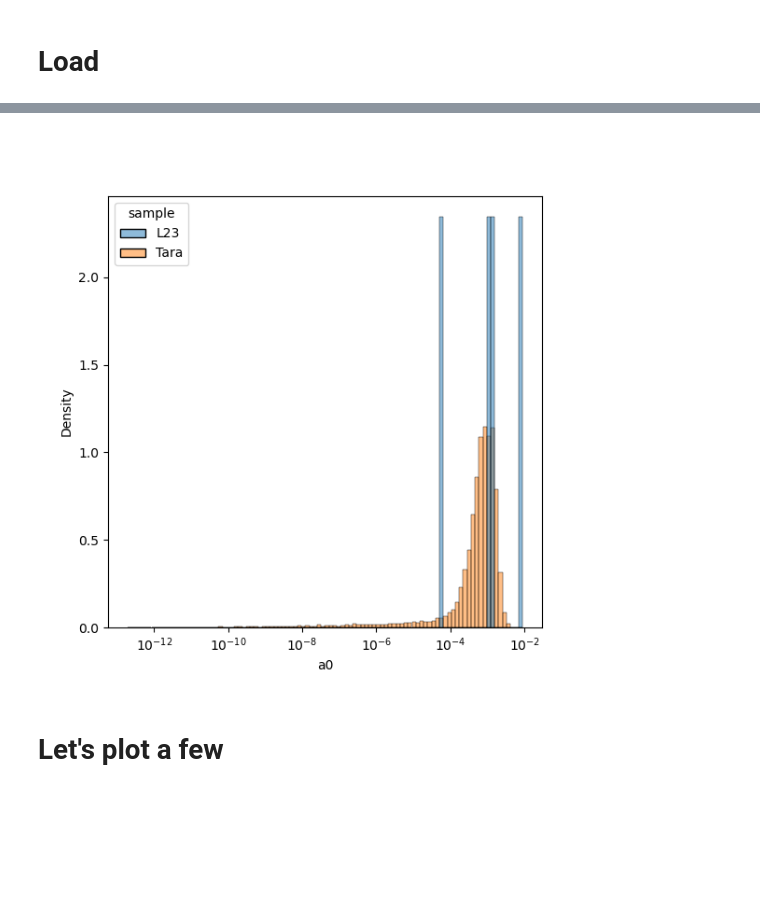
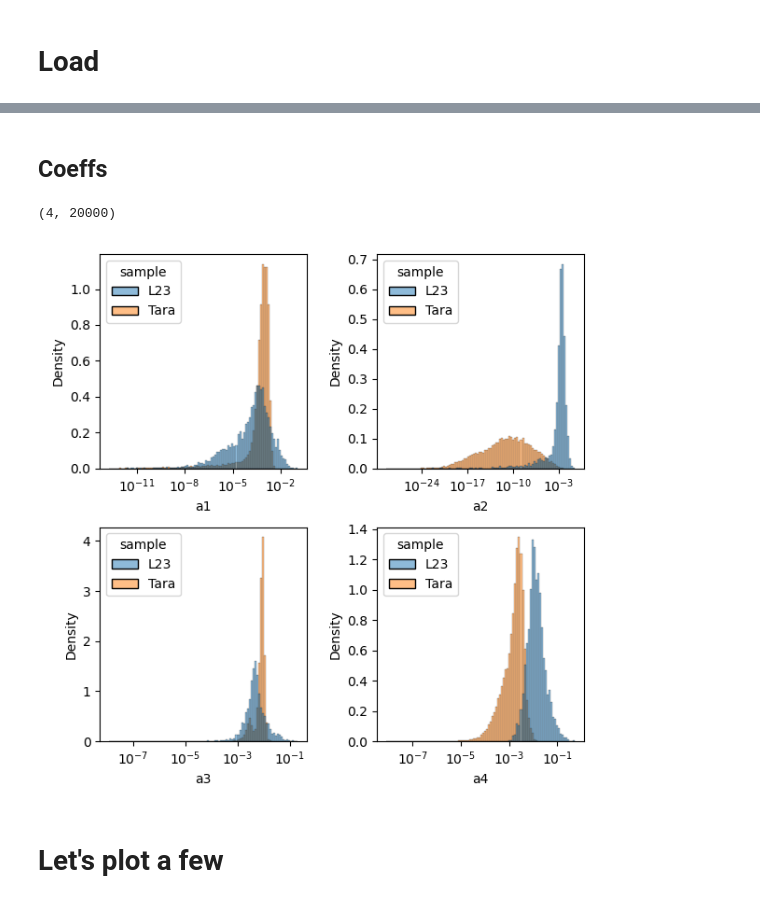
Before and after one commit to AI-for-Ocean-Science/cnmf, a Jupyter notebook: papers/I/Analysis/DebugNMFCoeff.ipynb, the cells around one changed output, grey strips where cells are left out. Saved outputs shown, nothing was run; the diff lists cells and outputs as text; code cells hidden in the pictures; blank space fills up the shorter version.

```diff
--- a/papers/I/Analysis/DebugNMFCoeff.ipynb
+++ b/papers/I/Analysis/DebugNMFCoeff.ipynb
@@ -50,0 +45,14 @@ wave = d['wave']
+# %%
+#
+fig = plt.figure(figsize=(7,5))
+
+plt.clf()
+ax = plt.gca()
+for ss in range(M.shape[0]):
+    ax.plot(wave,M[ss], label=r'$\xi_'+f'{ss+1}'+'$')
+#
+ax.set_xlabel('Wavelength (nm)')
+ax.set_ylabel('Basis vector')
+ax.legend()
+#
+plt.show()
@@ -51,19 +61,30 @@ wave = d['wave']
+# %% [markdown]
+## Coeffs
+# %%
+tara_coeff.shape
+# %% [output]
+(4, 20000)
 # %%
 df = pandas.DataFrame()
-df['a0'] = coeff[0,:].tolist() + tara_coeff[0,:].tolist()
-df['a1'] = coeff[1,:].tolist() + tara_coeff[1,:].tolist()
-df['sample'] = ['L23']*len(coeff[0,...]) + ['Tara']*len(tara_coeff[0,:])
+df['a1'] = coeff[:,0].tolist() + tara_coeff[0,:].tolist()
+df['a2'] = coeff[:,1].tolist() + tara_coeff[1,:].tolist()
+df['a3'] = coeff[:,2].tolist() + tara_coeff[2,:].tolist()
+df['a4'] = coeff[:,3].tolist() + tara_coeff[3,:].tolist()
+df['sample'] = ['L23']*len(coeff[:,0]) + ['Tara']*len(tara_coeff[0,:])
 # %%
 fig = plt.figure(figsize=(6,6))
-ax = plt.gca()
+gs = gridspec.GridSpec(2,2)
 
-sns.histplot(df, x='a0', hue='sample', ax=ax, bins=100,
+for ss in range(4):
+    ax= plt.subplot(gs[ss])
+    sns.histplot(df, x=f'a{ss+1}', hue='sample', ax=ax, bins=100,
             common_bins=True, stat='density', common_norm=False,
             log_scale=True)
 
+plt.tight_layout()#pad=0.0, h_pad=0.0, w_pad=0.3)
 plt.show()
 # %% [output]
-[figure, old version]
+[figure, new version]
 # %% [markdown]
 # Let's plot a few
 # %%
```
Also changed, not shown: parts of 6 cells of this notebook, 3 other files.
